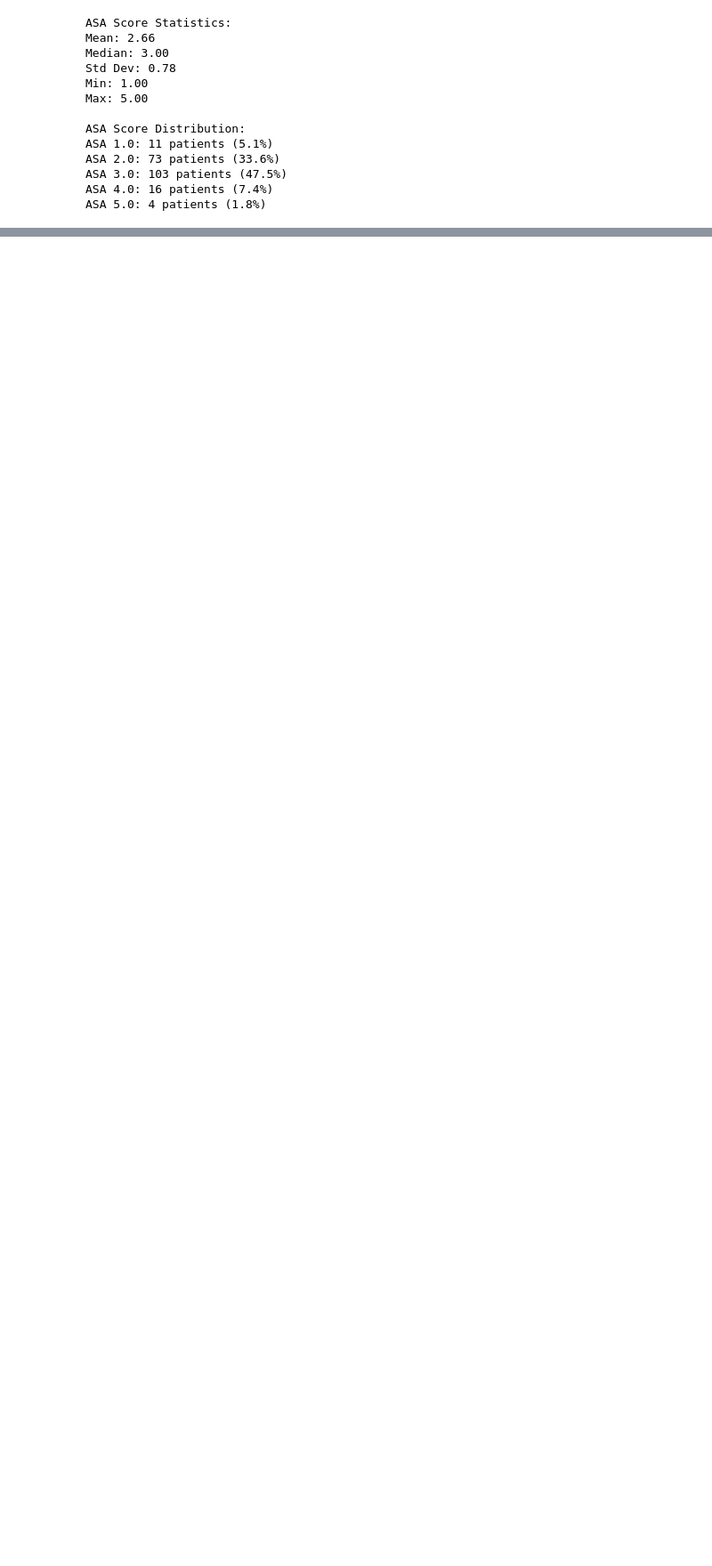
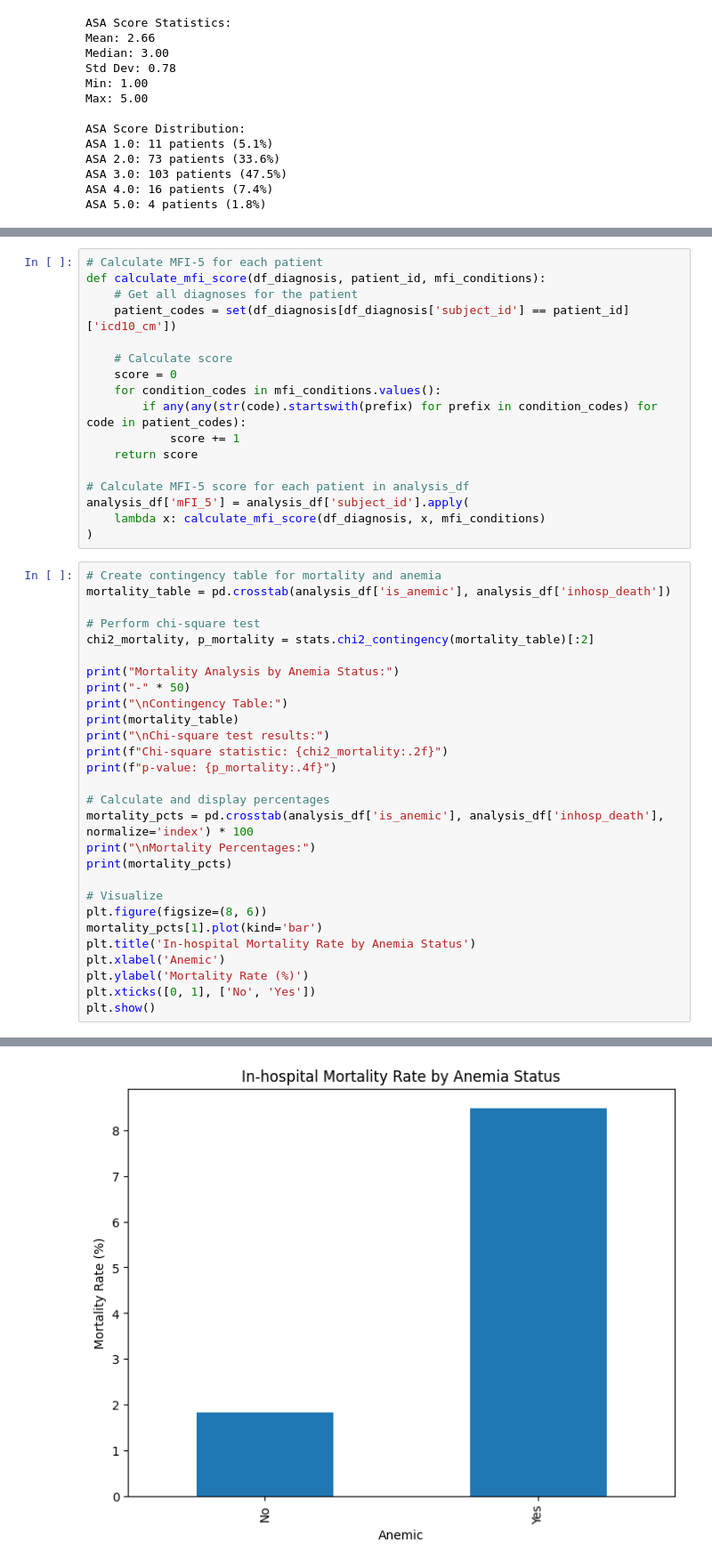
Before and after one commit to VivaSuresh/VitalDB-Dimensionality-Reduction, a Jupyter notebook: INSPIRE_Vasc_AOA.ipynb, the cells around one changed output, grey strips where cells are left out. Shown: that part at 89% size. Drawn from its saved outputs; the diff is of its cells as text; blank space fills up the shorter version.

Commit message:
Working initial analysis to hypothesis test whether anemia affects post operative LOS and in hospital mortality

```diff
--- a/INSPIRE_Vasc_AOA.ipynb
+++ b/INSPIRE_Vasc_AOA.ipynb
@@ -815,0 +1144,46 @@ Std Dev (days): 5.03
+# %%
+# Calculate MFI-5 for each patient
+def calculate_mfi_score(df_diagnosis, patient_id, mfi_conditions):
+    # Get all diagnoses for the patient
+    patient_codes = set(df_diagnosis[df_diagnosis['subject_id'] == patient_id]['icd10_cm'])
+
+    # Calculate score
+    score = 0
+    for condition_codes in mfi_conditions.values():
+        if any(any(str(code).startswith(prefix) for prefix in condition_codes) for code in patient_codes):
+            score += 1
+    return score
+
+# Calculate MFI-5 score for each patient in analysis_df
+analysis_df['mFI_5'] = analysis_df['subject_id'].apply(
+    lambda x: calculate_mfi_score(df_diagnosis, x, mfi_conditions)
+)
+# %%
+# Create contingency table for mortality and anemia
+mortality_table = pd.crosstab(analysis_df['is_anemic'], analysis_df['inhosp_death'])
+
+# Perform chi-square test
+chi2_mortality, p_mortality = stats.chi2_contingency(mortality_table)[:2]
+
+print("Mortality Analysis by Anemia Status:")
+print("-" * 50)
+print("\nContingency Table:")
+print(mortality_table)
+print("\nChi-square test results:")
+print(f"Chi-square statistic: {chi2_mortality:.2f}")
+print(f"p-value: {p_mortality:.4f}")
+
+# Calculate and display percentages
+mortality_pcts = pd.crosstab(analysis_df['is_anemic'], analysis_df['inhosp_death'], normalize='index') * 100
+print("\nMortality Percentages:")
+print(mortality_pcts)
+
+# Visualize
+plt.figure(figsize=(8, 6))
+mortality_pcts[1].plot(kind='bar')
+plt.title('In-hospital Mortality Rate by Anemia Status')
+plt.xlabel('Anemic')
+plt.ylabel('Mortality Rate (%)')
+plt.xticks([0, 1], ['No', 'Yes'])
+plt.show()
+# %% [output]
@@ -815,0 +1208 @@ Std Dev (days): 5.03
+[figure, added]
```
Also changed, not shown: parts of 27 cells of this notebook.
